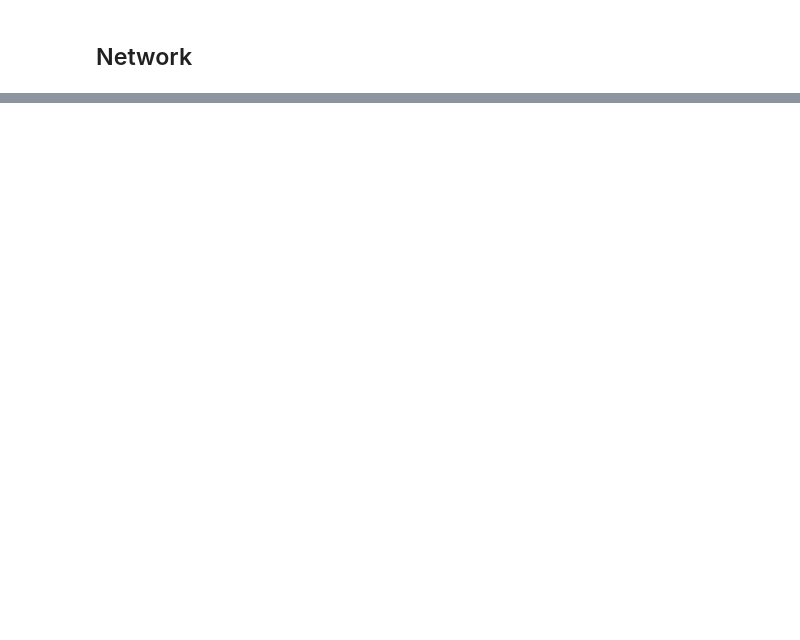
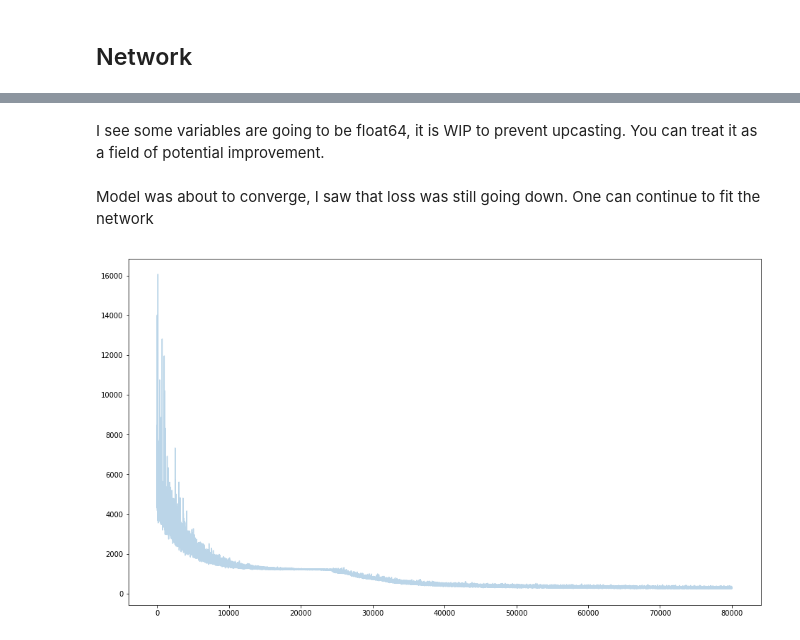
Before and after one commit to ferrine/gelato, a Jupyter notebook: examples/mnist.ipynb, the cells around one changed output, grey strips where cells are left out. Drawn from its saved outputs; the diff is of its cells as text; code cells hidden in the pictures; blank space fills up the shorter version.

```diff
--- a/examples/mnist.ipynb
+++ b/examples/mnist.ipynb
@@ -111,0 +48,7 @@ set_default_spec(NormalSpec(sd=LognormalSpec(sd=1)))
+# %%
+input_var = theano.shared(X_train.astype(np.float32))
+target_var = theano.shared(y_train.astype(np.float32))
+# random indeces with fixed batch size
+ridx = gelato.random.tt_rng().uniform(low=0, high=total_size-1e-16, size=(512,)).astype('int32')
+input_var=input_var[ridx]
+target_var=target_var[ridx]
@@ -207,16 +150,0 @@ I was doung training on 10hr CPU for about a day, average CPU load was 760%. In
-# %%
-while True:
-    try:
-        hist.append(step())
-        print('[{:<10}]  '.format(len(hist)),
-              '  cur[{:<20}]'.format(float(hist[-1])),
-              '  mean[{:<20}]'.format(float(np.mean(hist[-100:]))),
-              '  std[{:<20}]'.format(float(np.std(hist[-100:]))),
-              file=open('log.txt', 'a'), sep='')
-        if len(hist) % 5 == 0:
-            x, y = next(minibatches)
-            input_var.set_value(x)
-            target_var.set_value(y)
-    except KeyboardInterrupt:
-        print("I'm Done")
-        break
@@ -275,0 +254,7 @@ plt.legend()
+# %%
+# I prefer object oriented style for doing inference in PyMC3 it allows more flexibility
+# Remember that we need root model here
+with network.root:
+    advi = pm.ADVI()
+# %%
+advi.fit(80000) # that's going to be enough
@@ -275,0 +264,4 @@ plt.legend()
+# %% [markdown]
+I see some variables are going to be float64, it is WIP to prevent upcasting. You can treat it as a field of potential improvement.
+# %% [markdown]
+Model was about to converge, I saw that loss was still going down. One can continue to fit the network
@@ -275,0 +274,5 @@ plt.legend()
+# %%
+plt.figure(figsize=(16,9))
+plt.plot(advi.hist, alpha=.3);
+# %% [output]
+[figure, added]
```
Also changed, not shown: parts of 101 cells of this notebook, 39 other files.
